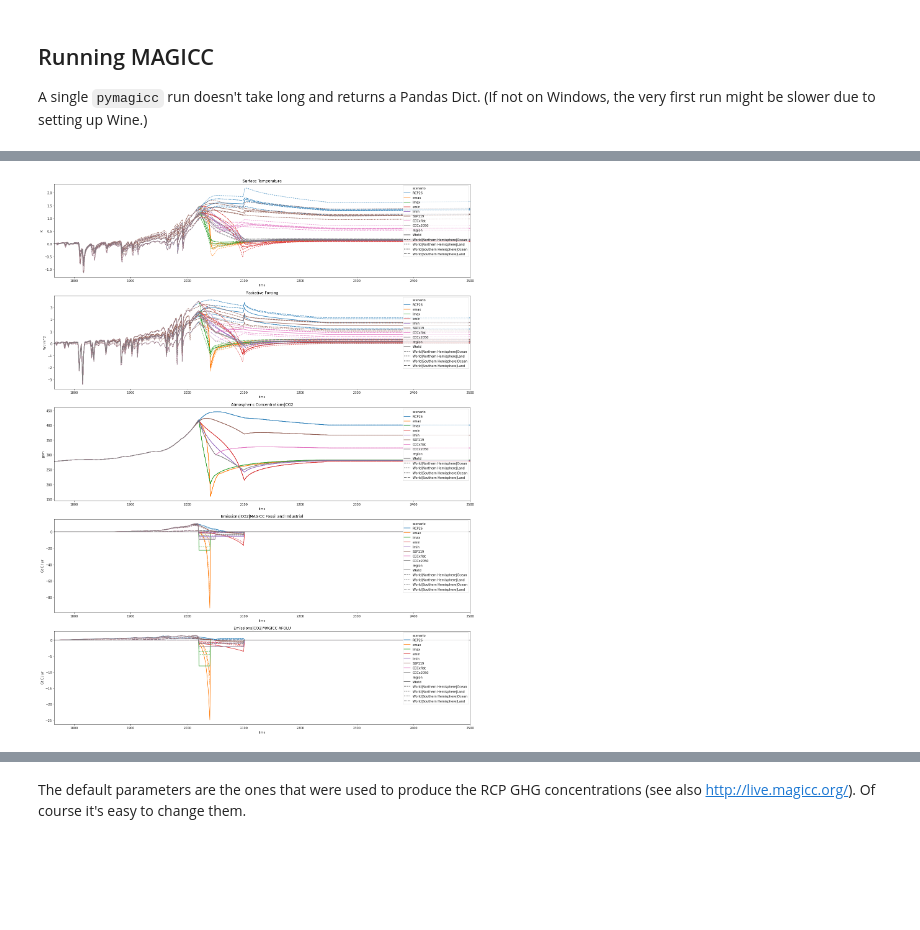
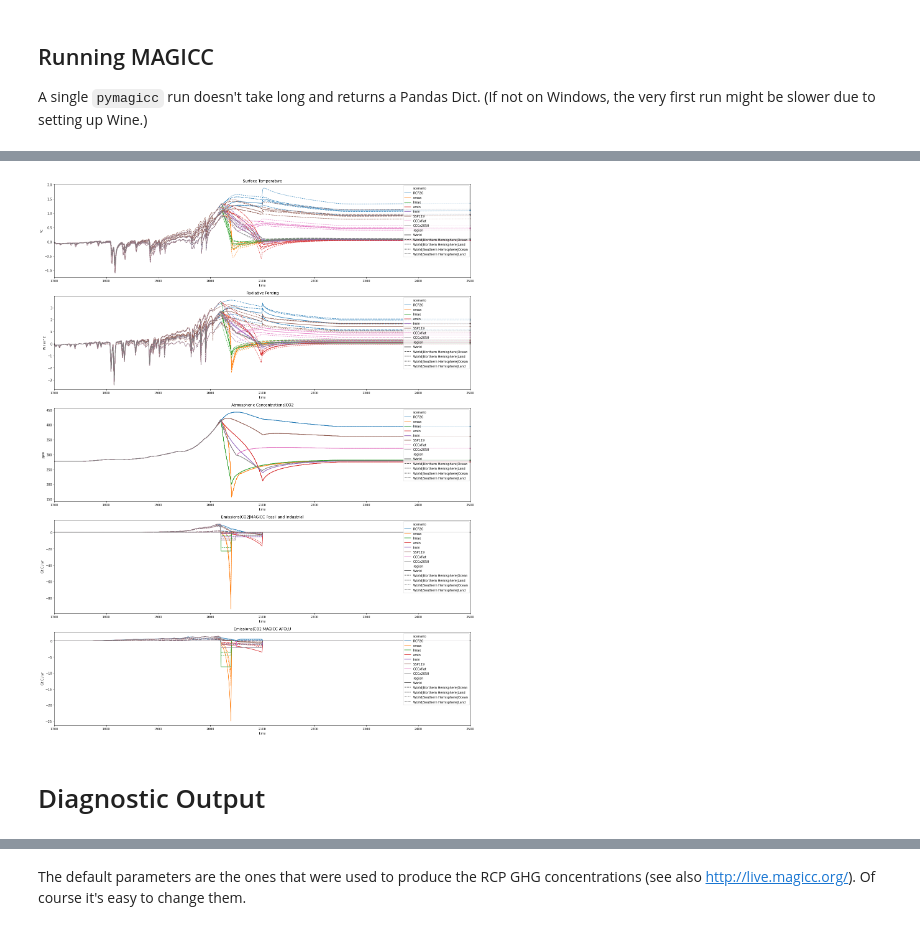
Before and after one commit to hsbay/cdrmex, a Jupyter notebook: ONCtests.ipynb, the cells around one changed output, grey strips where cells are left out. Cells and saved outputs as stored; diff of their text form; code cells hidden in the pictures; blank space fills up the shorter version.

```diff
--- a/ONCtests.ipynb
+++ b/ONCtests.ipynb
@@ -248,6 +283,8 @@ for n,var in enumerate(list):
     varun = var[(n-1)]
     test = mdata.filter(region="World", variable=var).lineplot(hue="scenario", style="variable", ax=axes[n])
     ylab = declines[0].filter(region="World", variable=varun)["unit"].iloc[[0]].all()
+    if ylab == 'K':
+        ylab = '°C'
     axes[n].set_ylabel(ylab)
     axes[n].set_title(title[n])
     axes[n].set_xlim(x)
@@ -275,26 +312,57 @@ Wall time: 9.31 s
+# %%
+# Adjust baseline temp to the mean of 1720 to 1800
+# per https://doi.org/10.1175/BAMS-D-16-0007.1
+
+styr = 1720
+eyr = 1800
+sitv = 2.6
+lsitv = sitv - 1.5
+hsitv = sitv + 1.5
+
+selectftr = {
+    "region": "World",
+    "variable": "Surface Temperature",
+    "year": range(magcfg["startyear"], magcfg["endyear"]),
+}
+# %%
+def meanbln(scen,mgdata,senstv):
+    origts = mgdata.timeseries()
+    default = pymagicc.run(scen, core_climatesensitivity=senstv,
+                           startyear=magcfg["startyear"], endyear=magcfg["endyear"])
+    pmean = default.filter(**selectftr).timeseries().loc[:,datetime(styr, 1, 1): datetime(eyr, 1, 1)].T.mean()
+    defaultts = default.timeseries()
+    updated = defaultts.xs((selectftr['variable']),level = ('variable'), drop_level=False).add(pmean[0])
+    origts.loc[updated.index.values] = updated
+    return(MAGICCData(origts.copy()))
 # %%
 vars = ["Surface Temperature","Radiative Forcing",
         "Atmospheric Concentrations|CO2","Emissions|CO2|MAGICC Fossil and Industrial",
         "Emissions|CO2|MAGICC AFOLU"]
 
-x = (datetime(1765, 1, 1), datetime(magcfg["endyear"], 1, 1))
+x = (datetime(magcfg["startyear"], 1, 1), datetime(magcfg["endyear"], 1, 1))
 # %%
 res = ""
 %time res = pymagicc.run(rcp26, **magcfg)  #need to create res of type MAGICCData
+res = meanbln(rcp26,res,magcfg['core_climatesensitivity'])
 
 # Toggle to run and graph all the experiments
 declines.append(CCCxflat)
 declines.append(CCCx2050)
+
 for scen in declines:
-    res = res.append(pymagicc.run(scen, **magcfg))
+    tmprs = pymagicc.run(scen, **magcfg)
+    res = res.append(meanbln(scen,tmprs,magcfg['core_climatesensitivity']))
 
 #for cccsn in CCCxflat,CCCx2050:
-#    res = res.append(pymagicc.run(cccsn, **magcfg))
+#    tmprs = pymagicc.run(cccsn, **magcfg)
+#    res = res.append(meanbln(scen,tmprs,magcfg['core_climatesensitivity']))
 
 fig, axes = plt.subplots((len(vars)), 1, figsize=(24, 32))
 for n, var in enumerate(vars):
     res.filter(variable=var).lineplot(hue="scenario", style="region", ax=axes[n])
     ylab = res.filter(variable=var)["unit"].iloc[[0]].all()
+    if ylab == 'K':
+        ylab = '°C'
     axes[n].set_ylabel(ylab)
     axes[n].set_title(var)
     axes[n].set_xlim(x)
@@ -305 +373 @@ Wall time: 9.4 s
-[figure, old version]
+[figure, new version]
@@ -308 +374,3 @@ Wall time: 9.4 s
+# %% [markdown]
+# Diagnostic Output
 # %%
```
Also changed, not shown: parts of 14 cells of this notebook.
